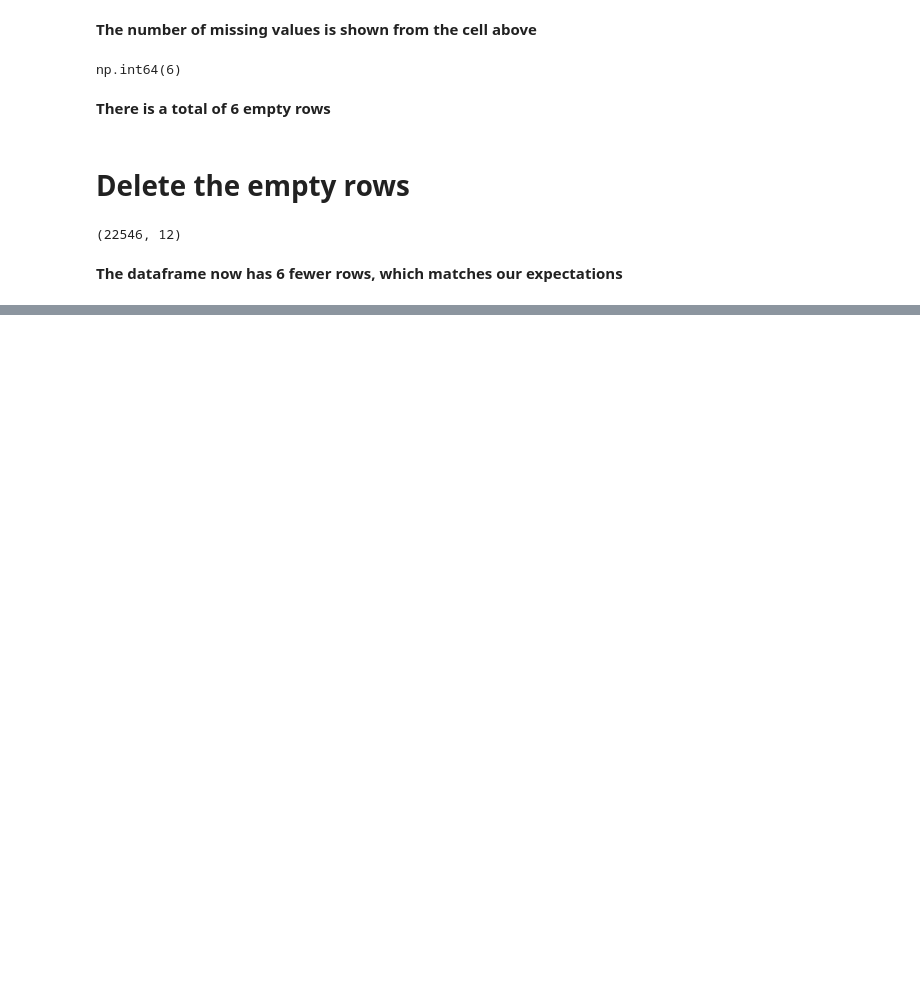
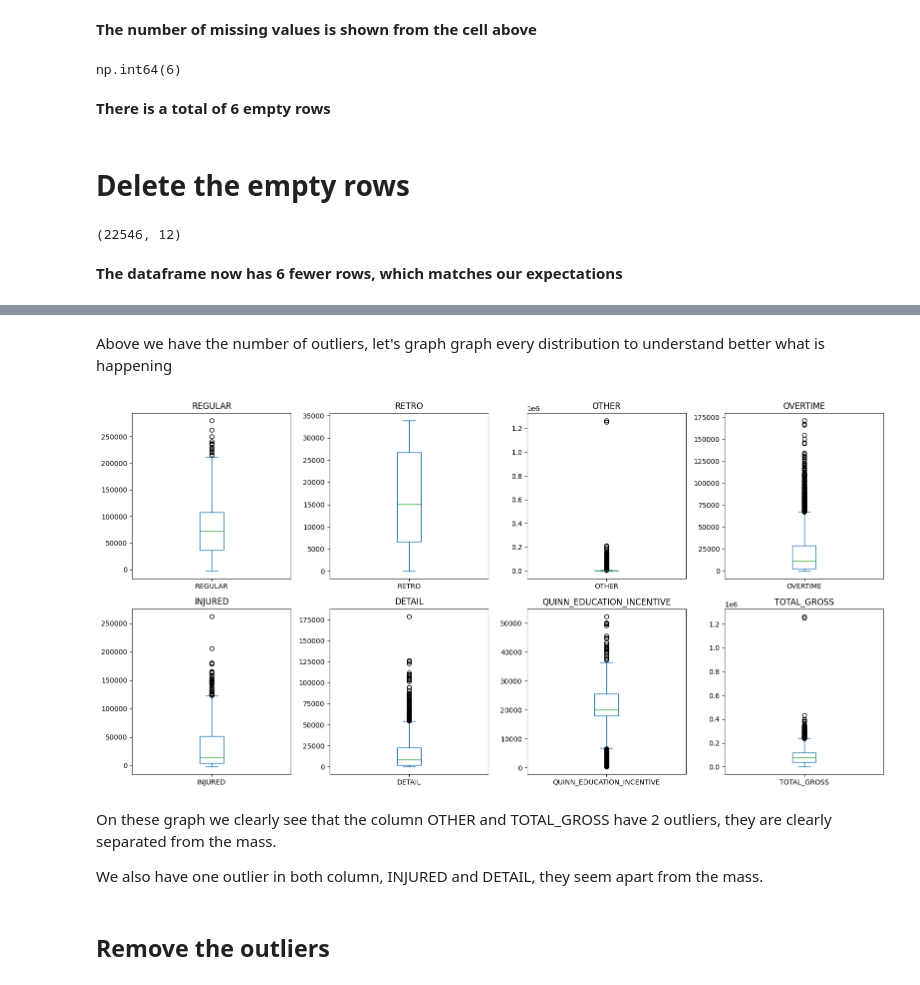
Before and after one commit to AdamoElProfesor/PCD, a Jupyter notebook: labo3/PCD_labo3_Sahitaj_Gruber.ipynb, the cells around one changed output, grey strips where cells are left out. Cells and saved outputs as stored; diff of their text form; code cells hidden in the pictures; blank space fills up the shorter version.

```diff
--- a/labo3/PCD_labo3_Sahitaj_Gruber.ipynb
+++ b/labo3/PCD_labo3_Sahitaj_Gruber.ipynb
@@ -42,7 +42,7 @@ np.int64(6)
 # %% [markdown]
 # Delete the empty rows
 # %%
-df_clean = df[df.isna().all(axis=1) == False]
+df_clean = df[df.isna().all(axis=1) == False].copy()
 # %%
 df_clean.shape
 # %% [output]
@@ -51,0 +78,8 @@ df_clean.shape
+# %%
+numeric_cols = ['REGULAR', 'RETRO', 'OTHER', 'OVERTIME',
+                'INJURED', 'DETAIL', 'QUINN_EDUCATION_INCENTIVE', 'TOTAL_GROSS']
+
+for col in numeric_cols:
+    df_clean[col] = df_clean[col].str.replace(',', '', regex=False)
+
+df_clean[numeric_cols] = df_clean[numeric_cols].apply(pd.to_numeric, errors='coerce')
@@ -51,0 +127,21 @@ df_clean.shape
+# %% [markdown]
+Above we have the number of outliers, let's graph graph every distribution to understand better what is happening
+# %%
+import matplotlib.pyplot as plt
+
+fig, axes = plt.subplots(2, 4, figsize=(16, 8))
+axes = axes.flatten()
+
+for i, col in enumerate(numeric_cols):
+    df_clean[col].dropna().plot(kind='box', ax=axes[i], title=col)
+
+plt.tight_layout()
+plt.show()
+# %% [output]
+[figure, added]
+# %% [markdown]
+On these graph we clearly see that the column OTHER and TOTAL_GROSS have 2 outliers, they are clearly separated from the mass.
+
+We also have one outlier in both column, INJURED and DETAIL, they seem apart from the mass.
+# %% [markdown]
+## Remove the outliers
```
Also changed, not shown: parts of 21 cells of this notebook.
